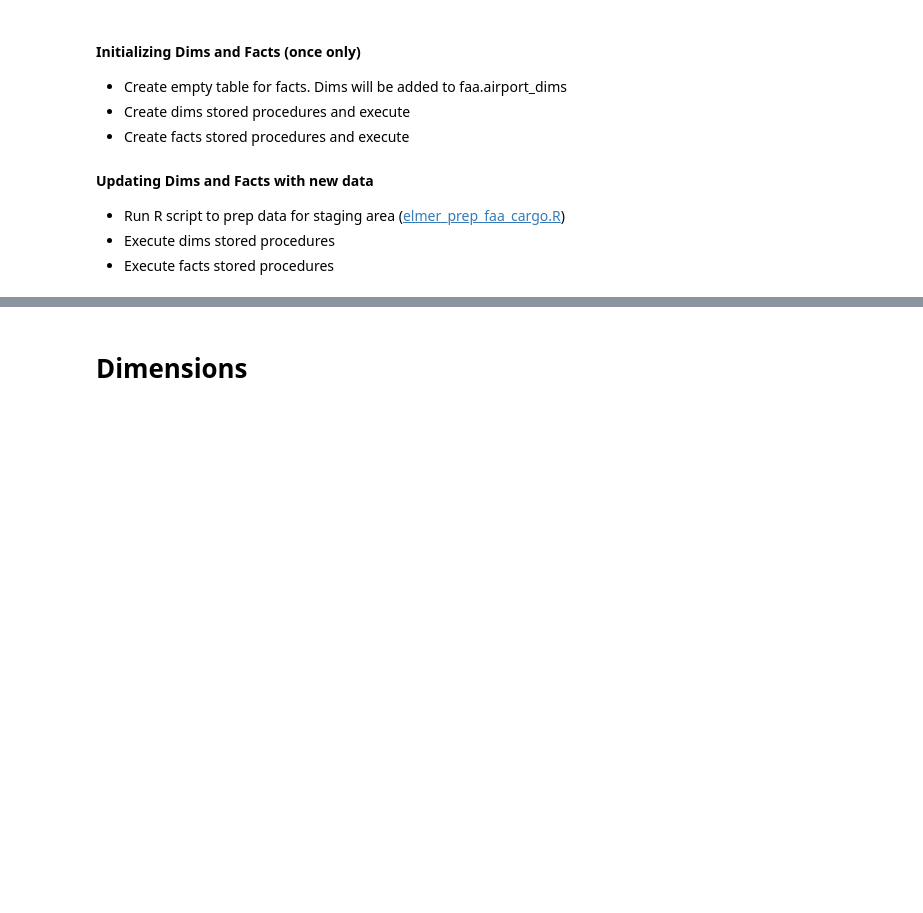
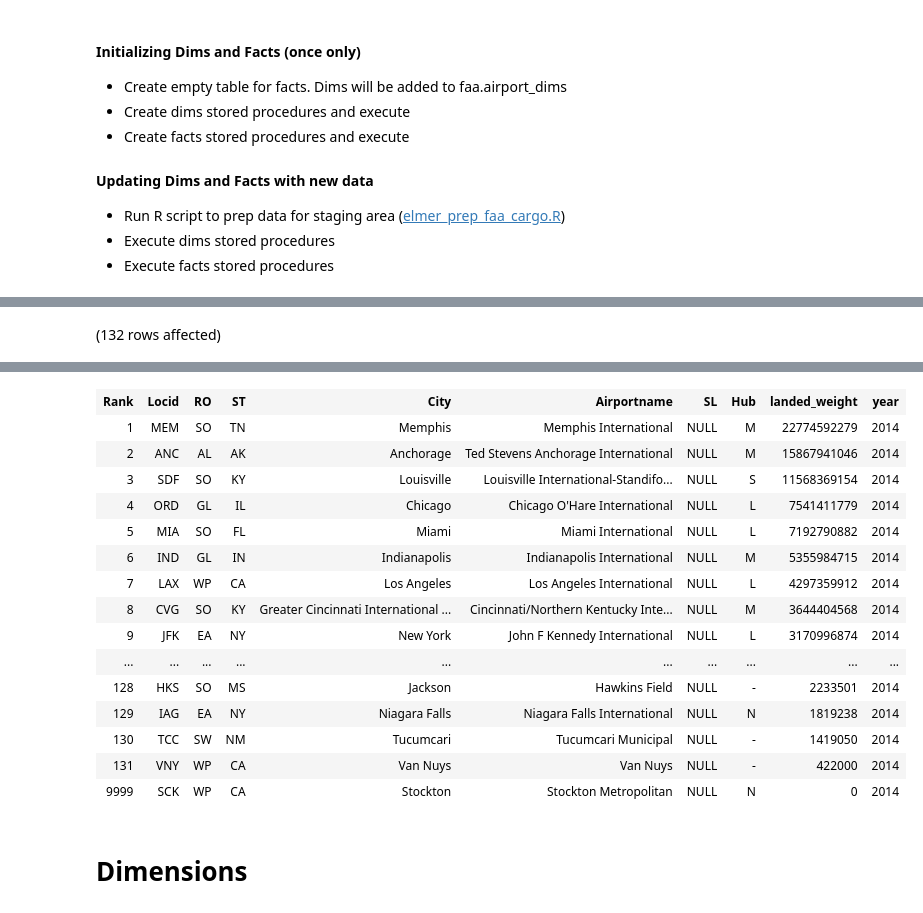
Before and after one commit to psrc/trends-airports, a Jupyter notebook: elmer/sql-server/notebook-faa-cargo.ipynb, the cells around one changed output, grey strips where cells are left out. Drawn from its saved outputs; the diff is of its cells as text; code cells hidden in the pictures; blank space fills up the shorter version.

Commit message:
revised to include 2014 data from sandbox

```diff
--- a/elmer/sql-server/notebook-faa-cargo.ipynb
+++ b/elmer/sql-server/notebook-faa-cargo.ipynb
@@ -13,0 +31,6 @@ FROM Sandbox.Christy.faa_cargo;
+# %%
+SELECT *
+FROM Sandbox.Christy.faa_cargo
+WHERE year = 2014;
+# %% [output]
+(132 rows affected)
@@ -14,3 +38,19 @@ FROM Sandbox.Christy.faa_cargo;
+| Rank | Locid | RO | ST | City | Airportname | SL | Hub | landed_weight | year |
+| 1 | MEM | SO | TN | Memphis | Memphis International | NULL | M | 22774592279 | 2014 |
+| 2 | ANC | AL | AK | Anchorage | Ted Stevens Anchorage International | NULL | M | 15867941046 | 2014 |
+| 3 | SDF | SO | KY | Louisville | Louisville International-Standifo... | NULL | S | 11568369154 | 2014 |
+| 4 | ORD | GL | IL | Chicago | Chicago O'Hare International | NULL | L | 7541411779 | 2014 |
+| 5 | MIA | SO | FL | Miami | Miami International | NULL | L | 7192790882 | 2014 |
+| 6 | IND | GL | IN | Indianapolis | Indianapolis International | NULL | M | 5355984715 | 2014 |
+| 7 | LAX | WP | CA | Los Angeles | Los Angeles International | NULL | L | 4297359912 | 2014 |
+| 8 | CVG | SO | KY | Greater Cincinnati International ... | Cincinnati/Northern Kentucky Inte... | NULL | M | 3644404568 | 2014 |
+| 9 | JFK | EA | NY | New York | John F Kennedy International | NULL | L | 3170996874 | 2014 |
+| ... | ... | ... | ... | ... | ... | ... | ... | ... | ... |
+| 128 | HKS | SO | MS | Jackson | Hawkins Field | NULL | - | 2233501 | 2014 |
+| 129 | IAG | EA | NY | Niagara Falls | Niagara Falls International | NULL | N | 1819238 | 2014 |
+| 130 | TCC | SW | NM | Tucumcari | Tucumcari Municipal | NULL | - | 1419050 | 2014 |
+| 131 | VNY | WP | CA | Van Nuys | Van Nuys | NULL | - | 422000 | 2014 |
+| 9999 | SCK | WP | CA | Stockton | Stockton Metropolitan | NULL | N | 0 | 2014 |
 # %%
 SELECT *
 FROM stg.faa_cargo;
```
Also changed, not shown: parts of 10 cells of this notebook, 4 other files.
